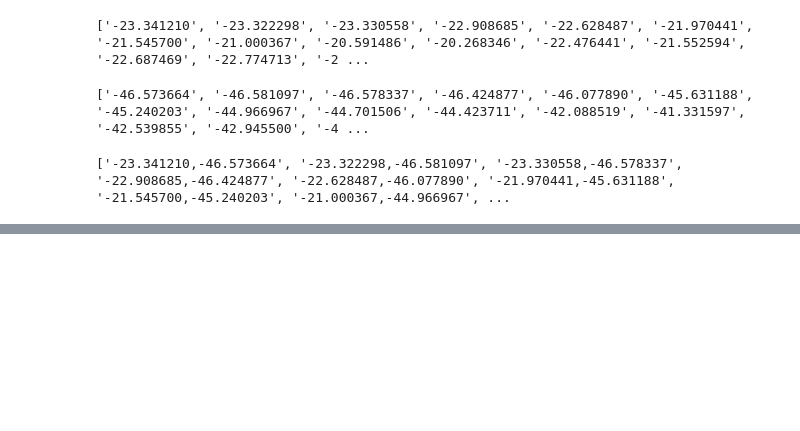
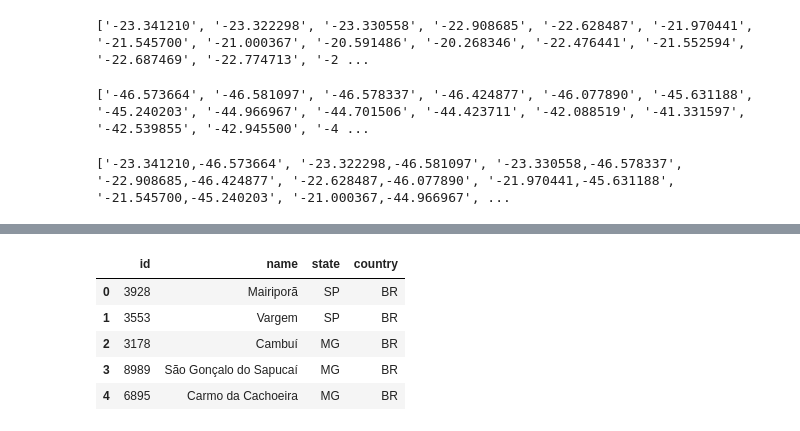
Before and after one commit to Tagg-Tech/DATA_ANALYTICS, a Jupyter notebook: crawlerPedagios/analisePracas.ipynb, the cells around one changed output, grey strips where cells are left out. Cells and saved outputs as stored; diff of their text form; code cells hidden in the pictures; blank space fills up the shorter version.

```diff
--- a/crawlerPedagios/analisePracas.ipynb
+++ b/crawlerPedagios/analisePracas.ipynb
@@ -74,0 +182,11 @@ AttributeError: 'list' object has no attribute 'to_csv'
+# %%
+df = pd.read_csv('idCidadesTratadas.csv')
+# %%
+df.head()
+# %% [output]
+|  | id | name | state | country |
+| 0 | 3928 | Mairiporã | SP | BR |
+| 1 | 3553 | Vargem | SP | BR |
+| 2 | 3178 | Cambuí | MG | BR |
+| 3 | 8989 | São Gonçalo do Sapucaí | MG | BR |
+| 4 | 6895 | Carmo da Cachoeira | MG | BR |
```
Also changed, not shown: parts of 24 cells of this notebook, 9 other files.
